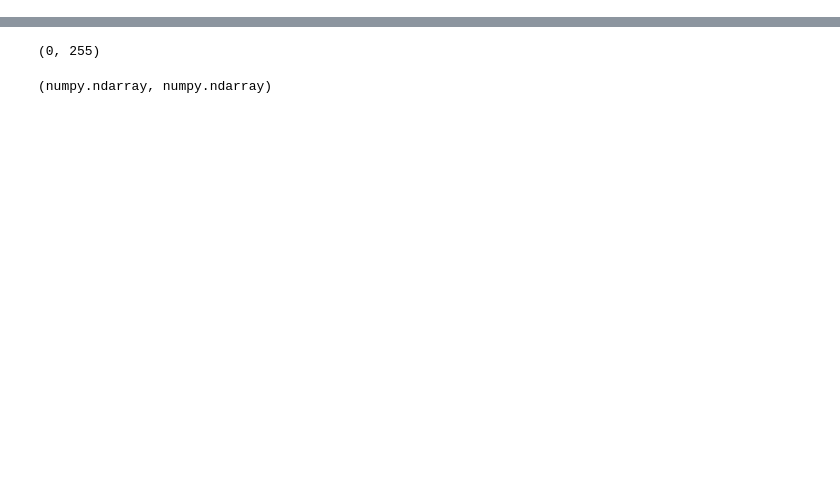
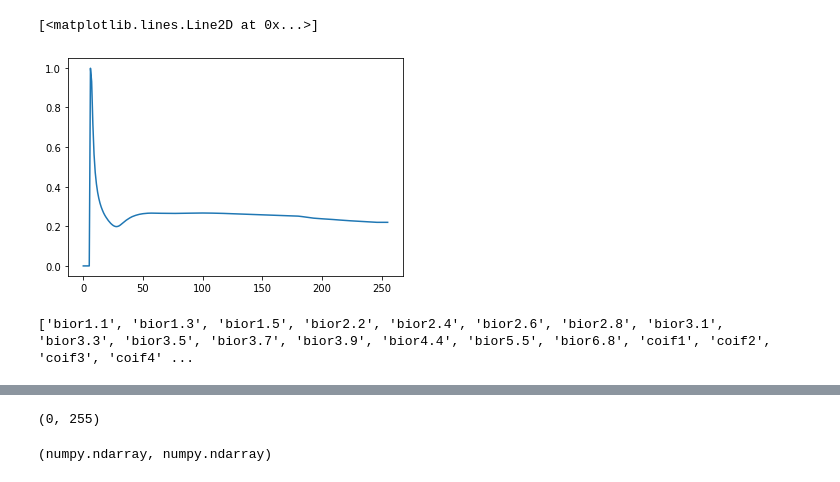
Before and after one commit to JenuC/HASS, a Jupyter notebook: Compressed Sensing.ipynb, the cells around one changed output, grey strips where cells are left out. Cells and saved outputs as stored; diff of their text form; code cells hidden in the pictures; blank space fills up the shorter version.

```diff
--- a/Compressed Sensing.ipynb
+++ b/Compressed Sensing.ipynb
@@ -55,6 +59,21 @@ plt.colorbar()
+# %%
+#Sanity check
+ordered_sparsity_spectral = []
+for i in range(256):
+    original = arr[:,:,0:i]
+    original = original.sum(2)
+    ordered_sparsity_spectral.append(hassCS.gini(original))
+plt.plot(ordered_sparsity_spectral)
+# %% [output]
+[<matplotlib.lines.Line2D at 0x...>]
+[figure, added]
 # %%
 #  psnr vs  numberofslices, numberoftimebins, alpha, W, W_inv, tau, lambda_, max_iter
 # %%
 psnr = skimage.metrics.peak_signal_noise_ratio
+# %%
+print(pywt.wavelist(kind='discrete'))
+# %% [output]
+['bior1.1', 'bior1.3', 'bior1.5', 'bior2.2', 'bior2.4', 'bior2.6', 'bior2.8', 'bior3.1', 'bior3.3', 'bior3.5', 'bior3.7', 'bior3.9', 'bior4.4', 'bior5.5', 'bior6.8', 'coif1', 'coif2', 'coif3', 'coif4' ...
 # %%
 %%time
```
Also changed, not shown: parts of 17 cells of this notebook, 1 other file.
